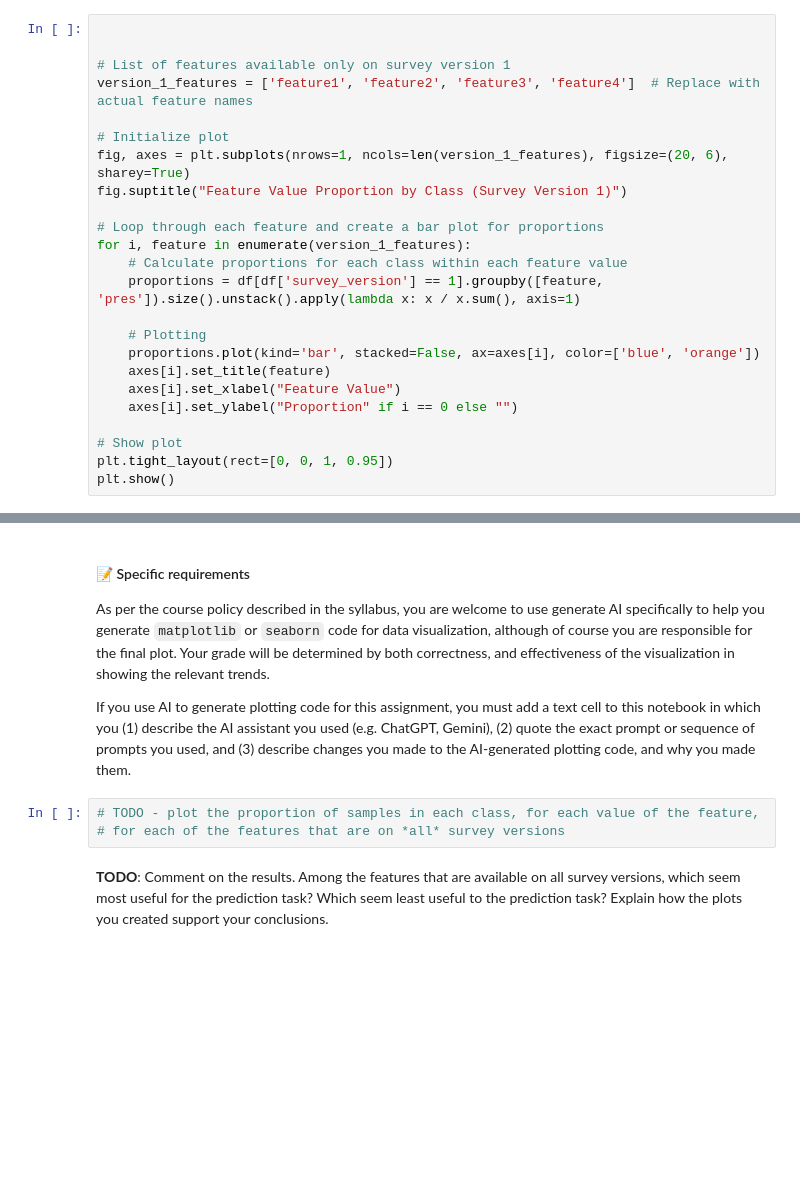
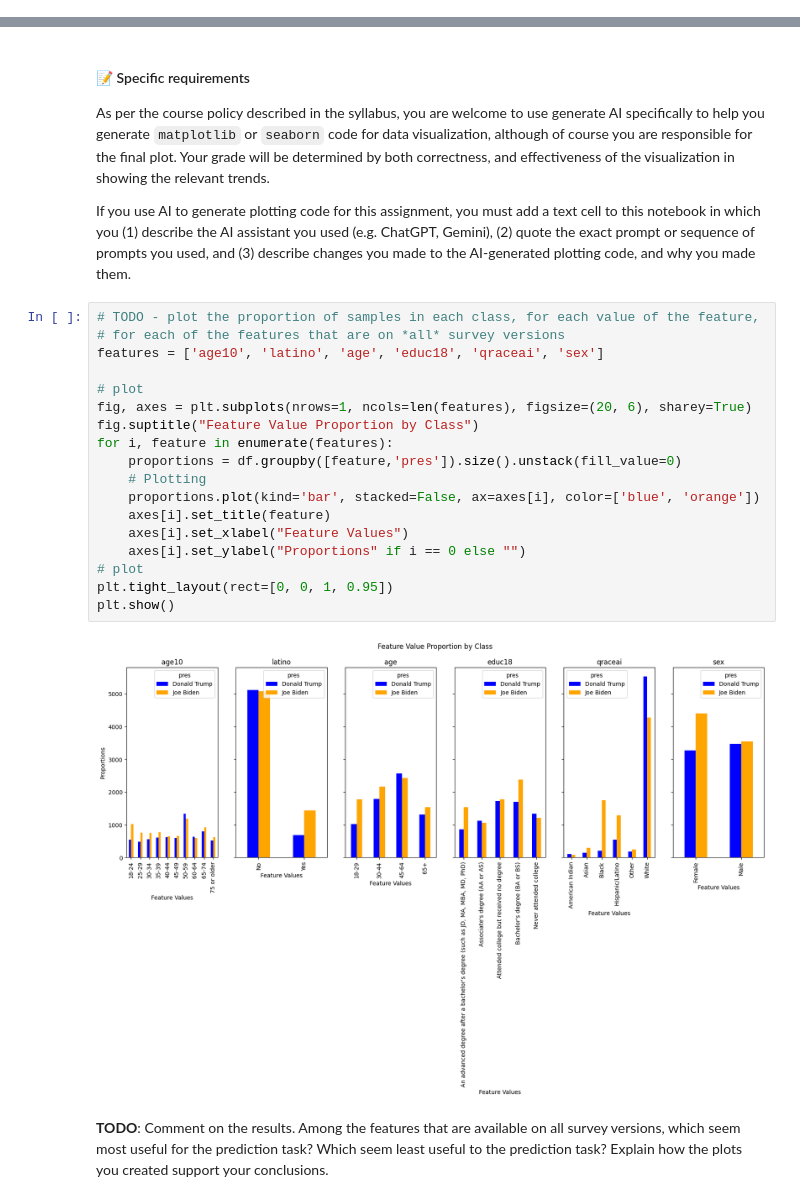
Before and after one commit to muralipeddi/Crop-Prediction-using-Machine-Learning, a Jupyter notebook: notebooks/6-knn-voter-classification-2020-hw.ipynb, the cells around one changed output, grey strips where cells are left out. Saved outputs shown, nothing was run; the diff lists cells and outputs as text; blank space fills up the shorter version.

```diff
--- a/notebooks/6-knn-voter-classification-2020-hw.ipynb
+++ b/notebooks/6-knn-voter-classification-2020-hw.ipynb
@@ -1221,27 +1207,3 @@ g.set_titles("{col_name}")
 plt.show()
 # %% [output]
 [figure]
-# %%
-
-
-# List of features available only on survey version 1
-version_1_features = ['feature1', 'feature2', 'feature3', 'feature4']  # Replace with actual feature names
-
-# Initialize plot
-fig, axes = plt.subplots(nrows=1, ncols=len(version_1_features), figsize=(20, 6), sharey=True)
-fig.suptitle("Feature Value Proportion by Class (Survey Version 1)")
-
-# Loop through each feature and create a bar plot for proportions
-for i, feature in enumerate(version_1_features):
-    # Calculate proportions for each class within each feature value
-    proportions = df[df['survey_version'] == 1].groupby([feature, 'pres']).size().unstack().apply(lambda x: x / x.sum(), axis=1)
-
-    # Plotting
-    proportions.plot(kind='bar', stacked=False, ax=axes[i], color=['blue', 'orange'])
-    axes[i].set_title(feature)
-    axes[i].set_xlabel("Feature Value")
-    axes[i].set_ylabel("Proportion" if i == 0 else "")
-
-# Show plot
-plt.tight_layout(rect=[0, 0, 1, 0.95])
-plt.show()
@@ -1260,9 +1219,26 @@ For the features that *are* available on all survey versions, create a figure si
 As per the course policy described in the syllabus, you are welcome to use generate AI specifically to help you generate `matplotlib` or `seaborn` code for data visualization, although of course you are responsible for the final plot. Your grade will be determined by both correctness, and effectiveness of the visualization in showing the relevant trends.
 
 If you use AI to generate plotting code for this assignment, you must add a text cell to this notebook in which you (1) describe the AI assistant you used (e.g. ChatGPT, Gemini), (2) quote the exact prompt or sequence of prompts you used, and (3) describe changes you made to the AI-generated plotting code, and why you made them.
-# %%
-# TODO - plot the proportion of samples in each class, for each value of the feature,
-# for each of the features that are on *all* survey versions
+# %%
+# TODO - plot the proportion of samples in each class, for each value of the feature,
+# for each of the features that are on *all* survey versions
+features = ['age10', 'latino', 'age', 'educ18', 'qraceai', 'sex']
+
+# plot
+fig, axes = plt.subplots(nrows=1, ncols=len(features), figsize=(20, 6), sharey=True)
+fig.suptitle("Feature Value Proportion by Class")
+for i, feature in enumerate(features):
+    proportions = df.groupby([feature,'pres']).size().unstack(fill_value=0)
+    # Plotting
+    proportions.plot(kind='bar', stacked=False, ax=axes[i], color=['blue', 'orange'])
+    axes[i].set_title(feature)
+    axes[i].set_xlabel("Feature Values")
+    axes[i].set_ylabel("Proportions" if i == 0 else "")
+# plot
+plt.tight_layout(rect=[0, 0, 1, 0.95])
+plt.show()
+# %% [output]
+[figure, added]
 # %% [markdown]
 **TODO**: Comment on the results. Among the features that are available on all survey versions, which seem most useful for the prediction task? Which seem least useful to the prediction task? Explain how the plots you created support your conclusions.
 # %% [markdown]
```
Also changed, not shown: parts of 16 cells of this notebook.
